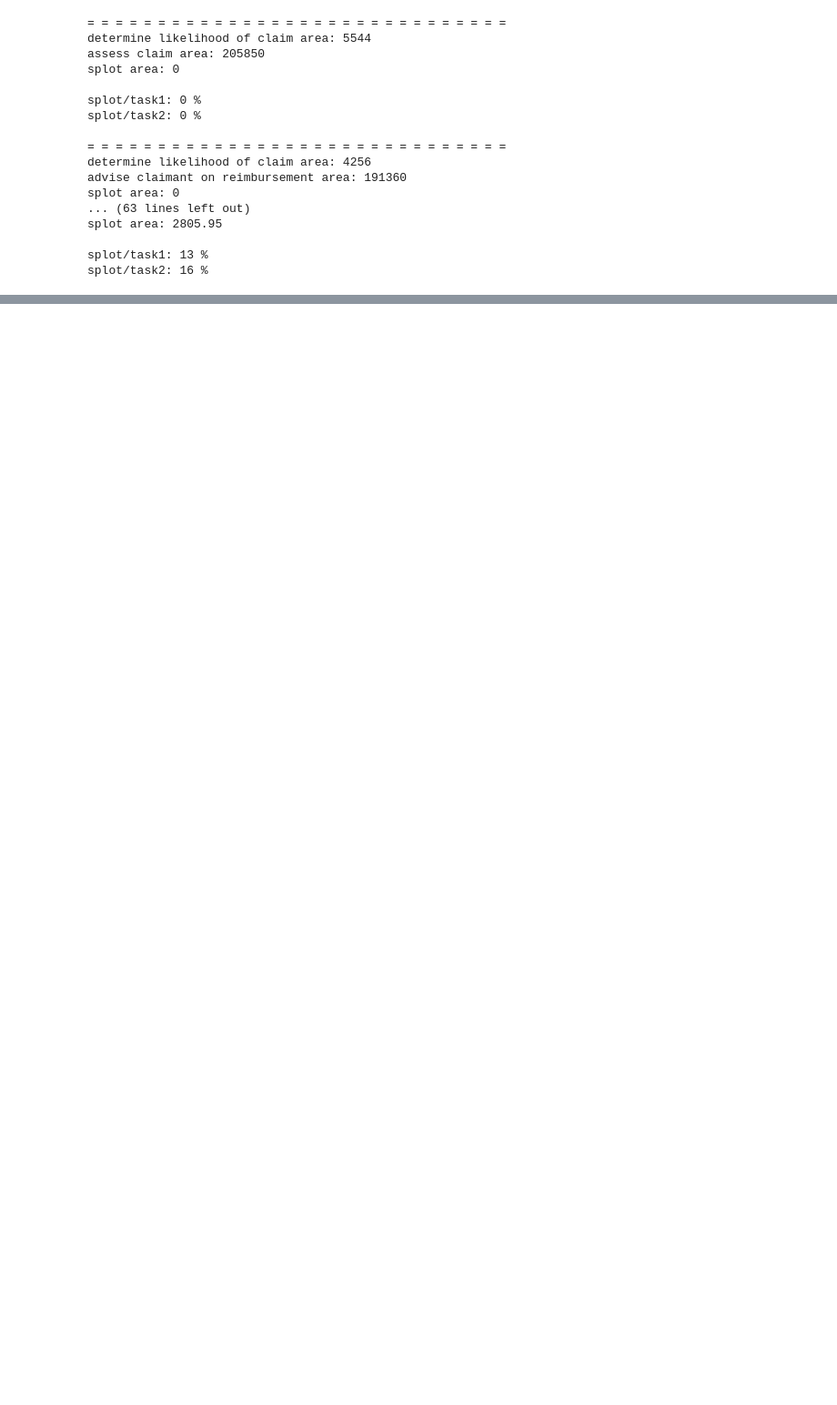
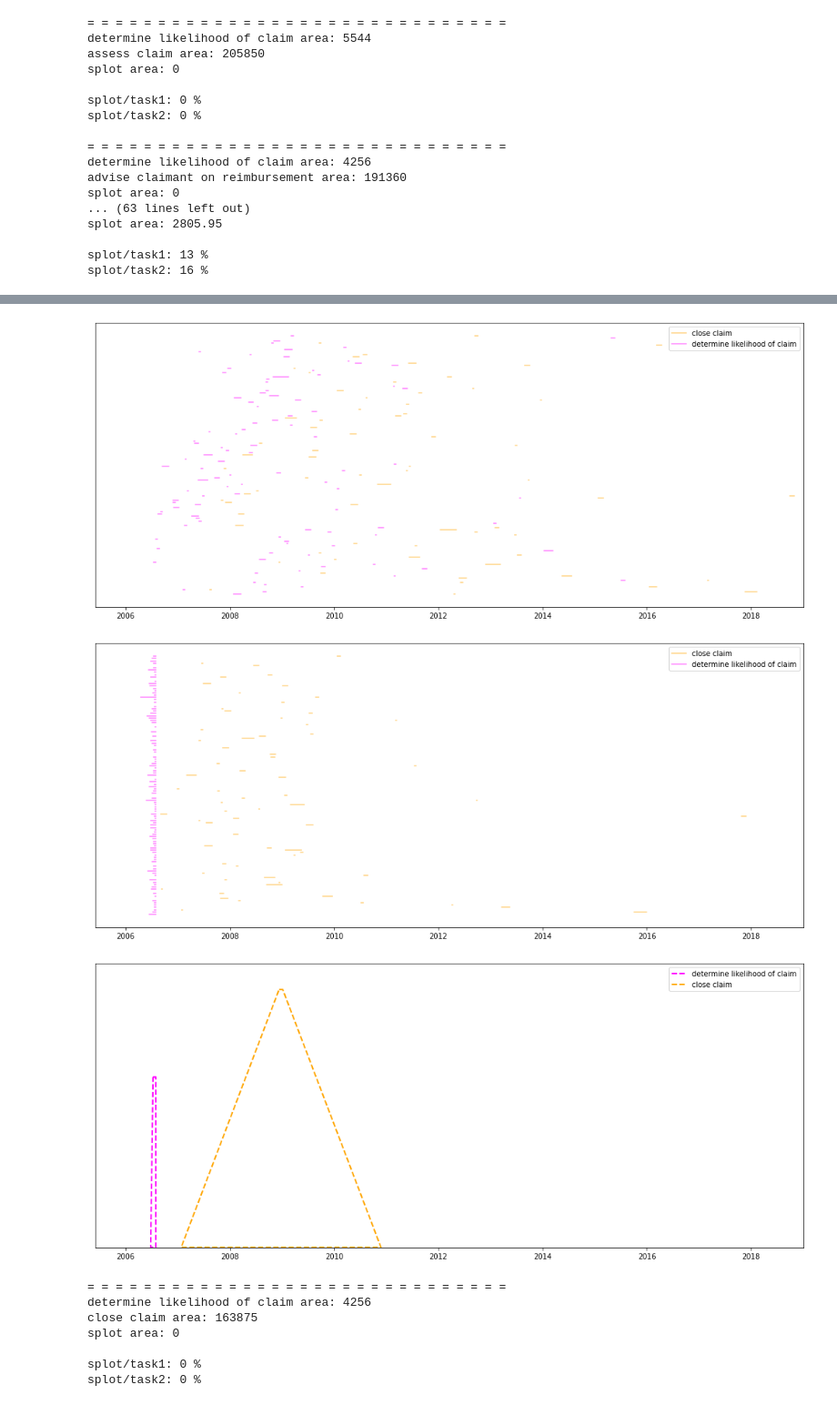
Before and after one commit to Sroka-Bartosz/Allen-fuzzy-logs-relation-analysis, a Jupyter notebook: logs_analysis.ipynb, the cells around one changed output, grey strips where cells are left out. Shown: that part at 91% size. Cells and saved outputs as stored; diff of their text form; code cells hidden in the pictures; blank space fills up the shorter version.

Commit message:
update trapezoid method

```diff
--- a/logs_analysis.ipynb
+++ b/logs_analysis.ipynb
@@ -129,6 +129,7 @@ def moved_to_side(df:pd.DataFrame, task_col: str, trace_col: str, task1: str, ta
 
 def calculate_timestamp_metrics(df: pd.DataFrame, task_col: str, list_of_tasks: List, plot_result: bool = False, colors: List = ['m', 'y']):
     number_of_traces = df.groupby([task_col]).count()
+
     n_task1 = number_of_traces.iloc[0,0]
     n_task2 = number_of_traces.iloc[1,0]
 
@@ -168,9 +169,9 @@ def calculate_timestamp_metrics(df: pd.DataFrame, task_col: str, list_of_tasks:
     return (area_task1, area_task2, area_splot)
 
 
-def core_method(df: pd.DataFrame, instance_col: str, trace_col: str, task_col: str, list_of_tasks: List, show_plot: bool = False, colors: List = None):
+def core_method(df: pd.DataFrame, instance_col: str, instance: str, trace_col: str, task_col: str, list_of_tasks: List, show_plot: bool = False, colors: List = None):
 
-    selected_df = selected_columns_to_compare(df, instance_col=instance_col, task_col=task_col, instance=instance, task1=task1, task2=task2)
+    selected_df = selected_columns_to_compare(df=df, instance_col=instance_col, task_col=task_col, instance=instance, task1=task1, task2=task2)
     plot_tasks(selected_df, task_col=task_col, list_of_tasks=[task1, task2], xlim=(xlim_lower, xlim_upper), show_plot=show_plot, colors=colors)
 
     df1 = moved_to_side(selected_df, task_col=task_col, trace_col=trace_col,task1=task1, task2=task2, side='right')
@@ -359,8 +358,19 @@ splot/task2: 18 %
 # %%
 task1 = 'determine likelihood of claim'
 task2 = 'close claim'
 
-core_method(df=claims_handler, instance_col=instance_col, trace_col=trace_col, task_col=task_col, list_of_tasks=[task1, task2], show_plot=True, colors=colors)
+core_method(df=claims_handler, instance_col=instance_col, instance=instance, trace_col=trace_col, task_col=task_col, list_of_tasks=[task1, task2], show_plot=True, colors=colors)
+# %% [output]
+[figure, added]
+[figure, added]
+[figure, added]
+= = = = = = = = = = = = = = = = = = = = = = = = = = = = = =
+determine likelihood of claim area: 4256
+close claim area: 163875
+splot area: 0
+
+splot/task1: 0 %
+splot/task2: 0 %
 # %%
 task1 = 'assess claim'
 task2 = 'close claim'
```
Also changed, not shown: parts of 10 cells of this notebook, 1 other file.
